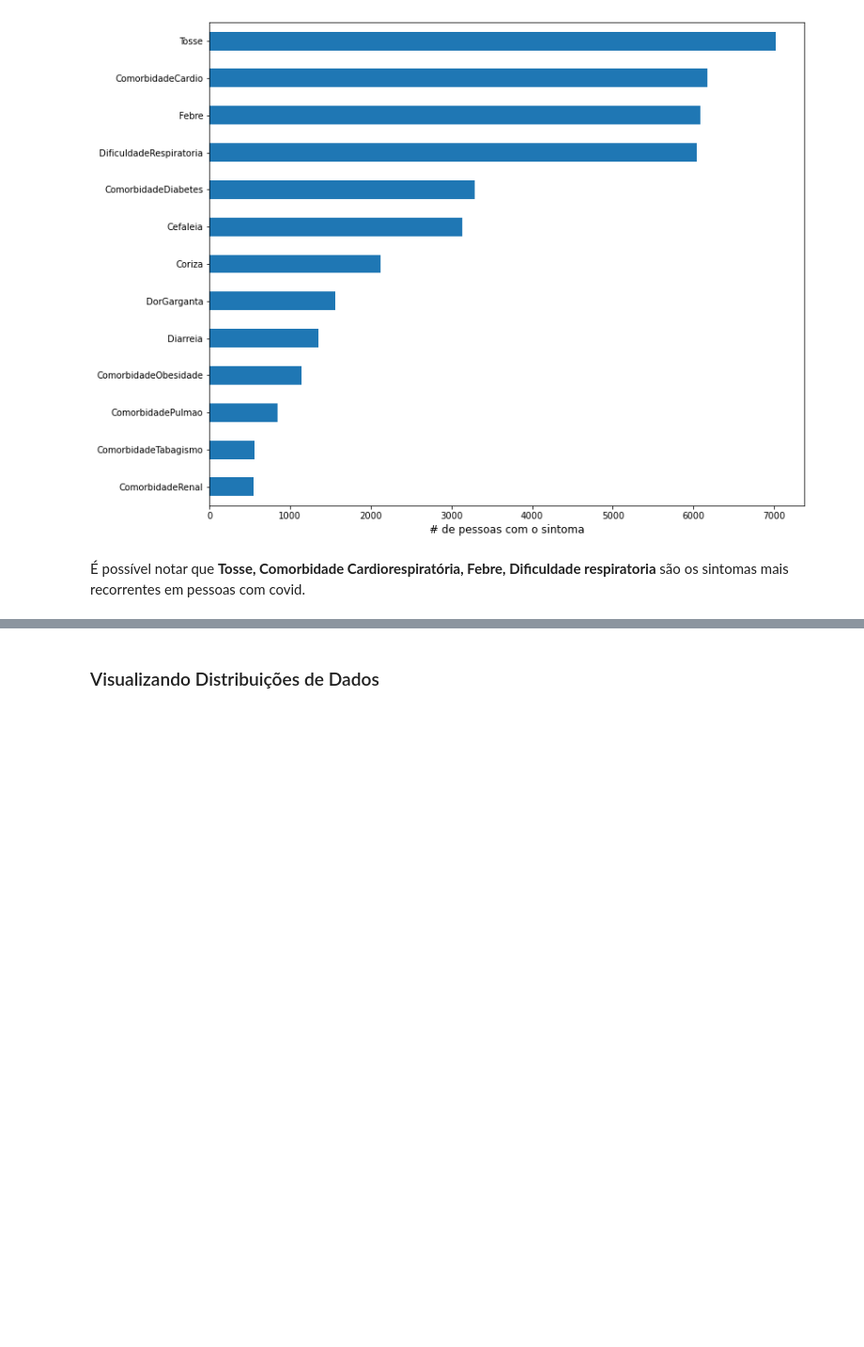
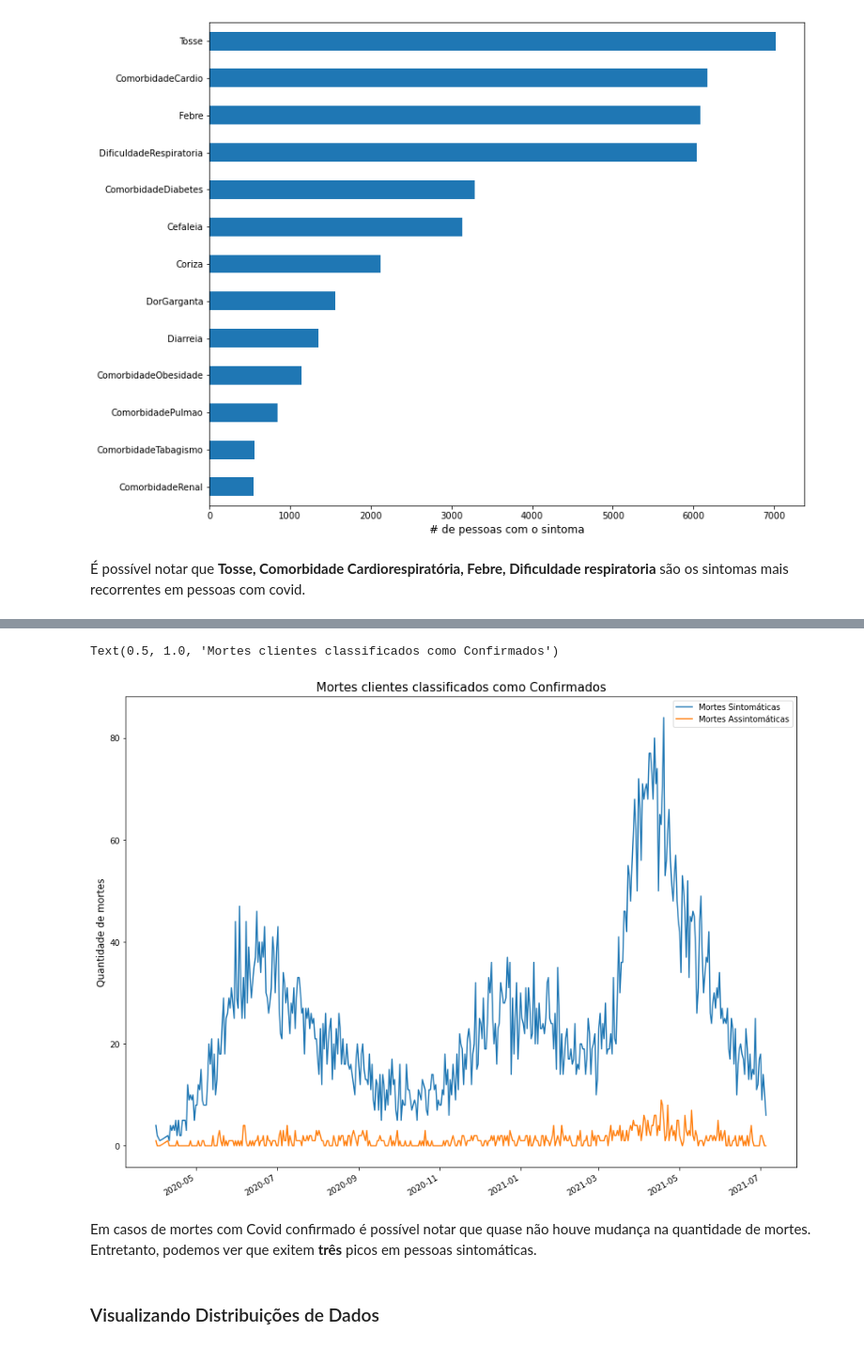
Before and after one commit to uallasleles/VUPS-MentoriaDSA2021, a Jupyter notebook: lab/03-Exploratory-Data-Analysis.ipynb, the cells around one changed output, grey strips where cells are left out. Shown at 94% size. Cells and saved outputs as stored; diff of their text form; code cells hidden in the pictures; blank space fills up the shorter version.

```diff
--- a/lab/03-Exploratory-Data-Analysis.ipynb
+++ b/lab/03-Exploratory-Data-Analysis.ipynb
@@ -142,3 +142,8 @@ Text(0.5, 0, '# de pessoas com o sintoma')
 [figure]
 # %% [markdown]
 É possível notar que **Tosse, Comorbidade Cardiorespiratória, Febre, Dificuldade respiratoria** são os sintomas mais recorrentes em pessoas com covid.
+# %%
+from datetime import datetime
+#confirmados['mensal'] = pd.confirmados['DataObito'].apply(lambda x: datetime.strptime(x, '%Y-%m-%d'))
+confirmados['DataObito'] = pd.to_datetime(confirmados['DataObito'])
+confirmados.head()
@@ -145,3 +157,17 @@ Text(0.5, 0, '# de pessoas com o sintoma')
+# %%
+# Mortes com e sem sintomas
+#confirmados[confirmados['Assintomatico']=='sim'].groupby('DataObito').size().sort_index().plot(figsize=(15,12))
+#confirmados[confirmados['Assintomatico']=='nao'].groupby('DataObito').size().sort_index().plot(figsize=(15,12))
+confirmados.groupby(['DataObito', 'Assintomatico']).size().unstack().fillna(0).plot(figsize=(15,12))
+plt.legend(['Mortes Sintomáticas', 'Mortes Assintomáticas'])
+plt.xlabel('')
+plt.ylabel('Quantidade de mortes', fontsize=12)
+plt.title('Mortes clientes classificados como Confirmados', fontsize=15)
+# %% [output]
+Text(0.5, 1.0, 'Mortes clientes classificados como Confirmados')
+[figure, added]
+# %% [markdown]
+Em casos de mortes com Covid confirmado é possível notar que quase não houve mudança na quantidade de mortes. Entretanto, podemos ver que exitem **três** picos em pessoas sintomáticas.
 # %% [markdown]
 ### Visualizando Distribuições de Dados
 # %% [markdown]
```
Also changed, not shown: parts of 1 cell of this notebook.
